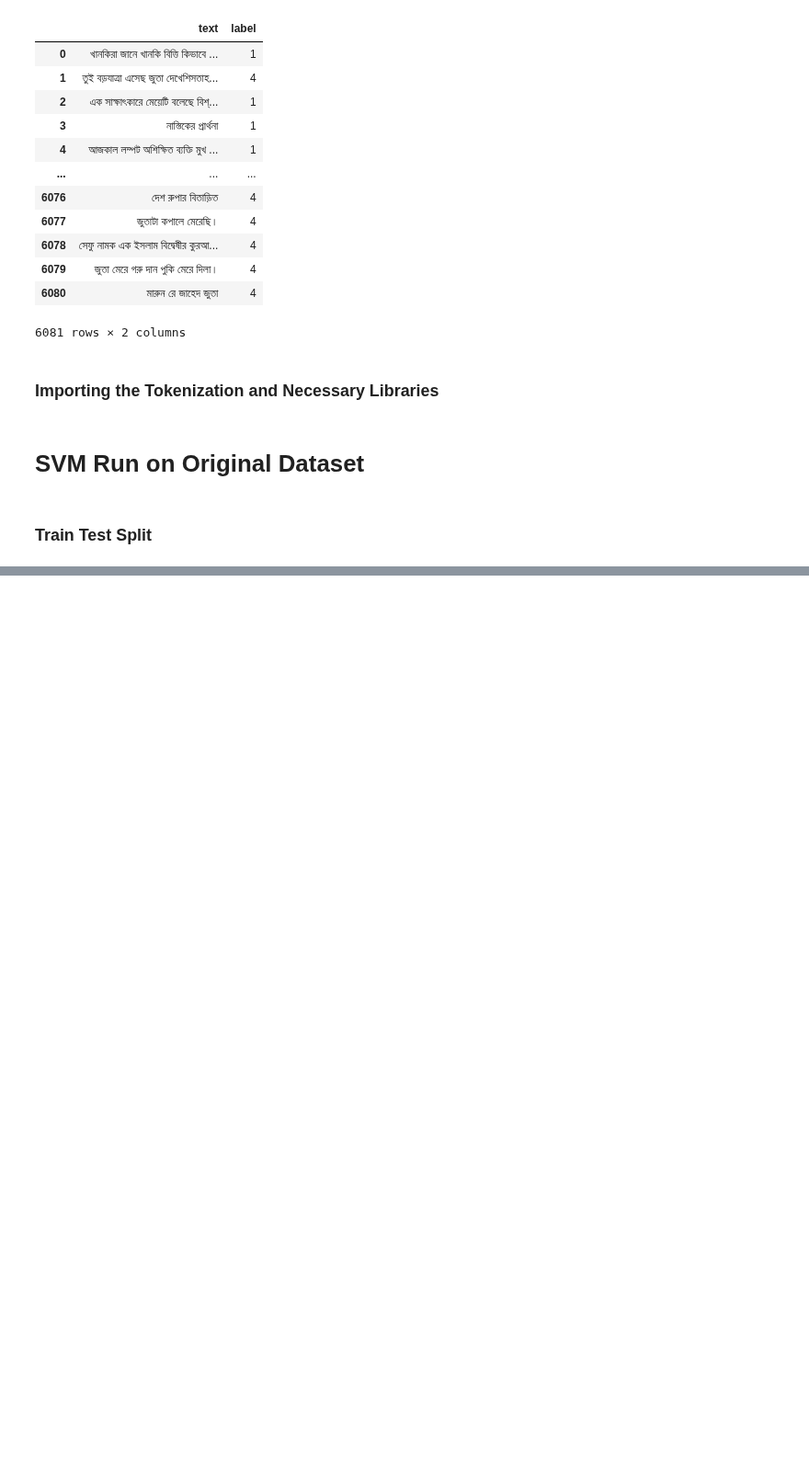
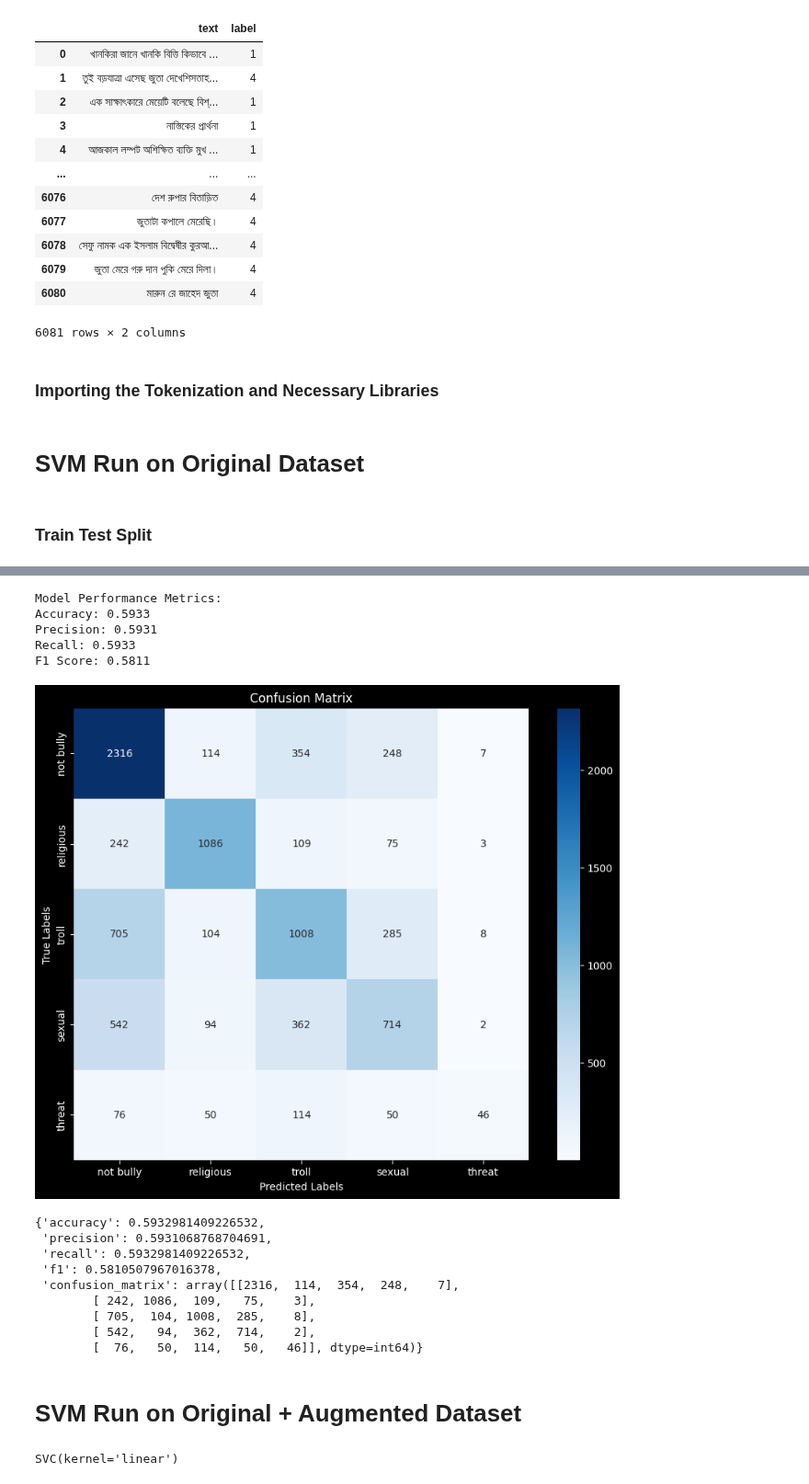
Before and after one commit to NotAlpha45/bangla-cyberbullying, a Jupyter notebook: code/svm_model_run.ipynb, the cells around one changed output, grey strips where cells are left out. Shown at 92% size. Cells and saved outputs as stored; diff of their text form; code cells hidden in the pictures; blank space fills up the shorter version.

```diff
--- a/code/svm_model_run.ipynb
+++ b/code/svm_model_run.ipynb
@@ -171,6 +171,14 @@ from sklearn.metrics import (
 import seaborn as sns
 
 import matplotlib.pyplot as plt
+
+class_encoding_dict = {
+    0: "not bully",
+    1: "religious",
+    2: "troll",
+    3: "sexual",
+    4: "threat",
+}
 
 
 def evaluate_model_performance(model, X_test, y_test, class_names=None):
@@ -215,7 +223,9 @@ def evaluate_model_performance(model, X_test, y_test, class_names=None):
     # Plot confusion matrix
     plt.figure(figsize=(10, 8))
     if class_names is None:
-        class_names = [f"Class {i}" for i in range(len(np.unique(y_test)))]
+        class_names = [
+            f"{class_encoding_dict[i]}" for i in range(len(np.unique(y_test)))
+        ]
 
     sns.heatmap(
         cm,
@@ -262,0 +275,20 @@ svm_model.fit(list(embeddings_train_X), trainY)
+# %%
+evaluate_model_performance(svm_model, list(embeddings_test_X), testY)
+# %% [output]
+Model Performance Metrics:
+Accuracy: 0.5933
+Precision: 0.5931
+Recall: 0.5933
+F1 Score: 0.5811
+[figure, added]
+{'accuracy': 0.5932981409226532,
+ 'precision': 0.5931068768704691,
+ 'recall': 0.5932981409226532,
+ 'f1': 0.5810507967016378,
+ 'confusion_matrix': array([[2316,  114,  354,  248,    7],
+        [ 242, 1086,  109,   75,    3],
+        [ 705,  104, 1008,  285,    8],
+        [ 542,   94,  362,  714,    2],
+        [  76,   50,  114,   50,   46]], dtype=int64)}
+# %% [markdown]
+# SVM Run on Original + Augmented Dataset
@@ -262,0 +310,4 @@ svm_model.fit(list(embeddings_train_X), trainY)
+# %%
+svm_model_extended.fit(list(extended_embeddings_train_X), extended_trainY)
+# %% [output]
+SVC(kernel='linear')
```
Also changed, not shown: parts of 5 cells of this notebook.
